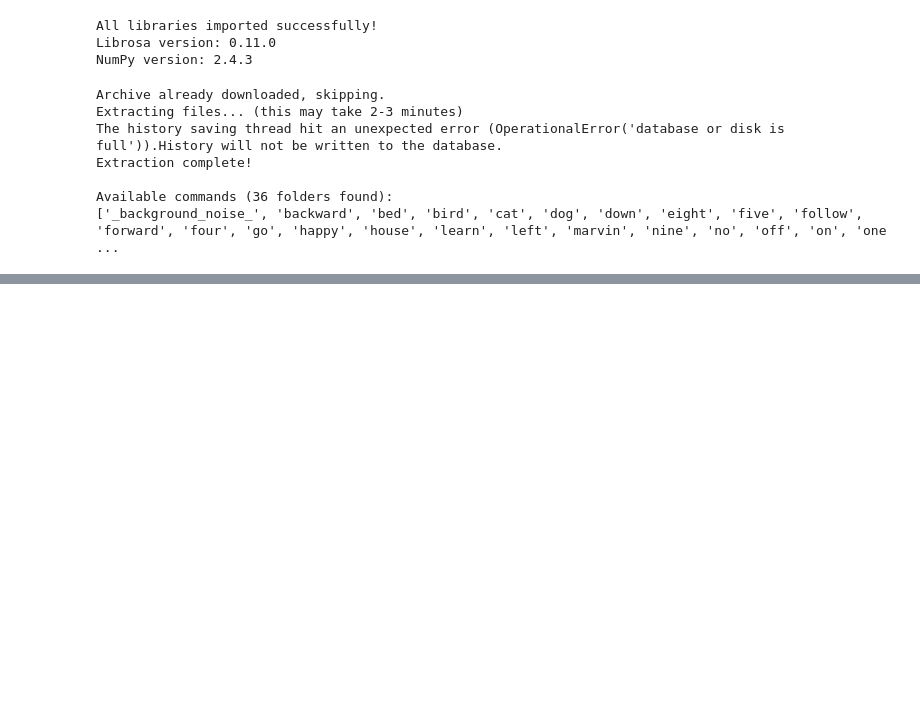
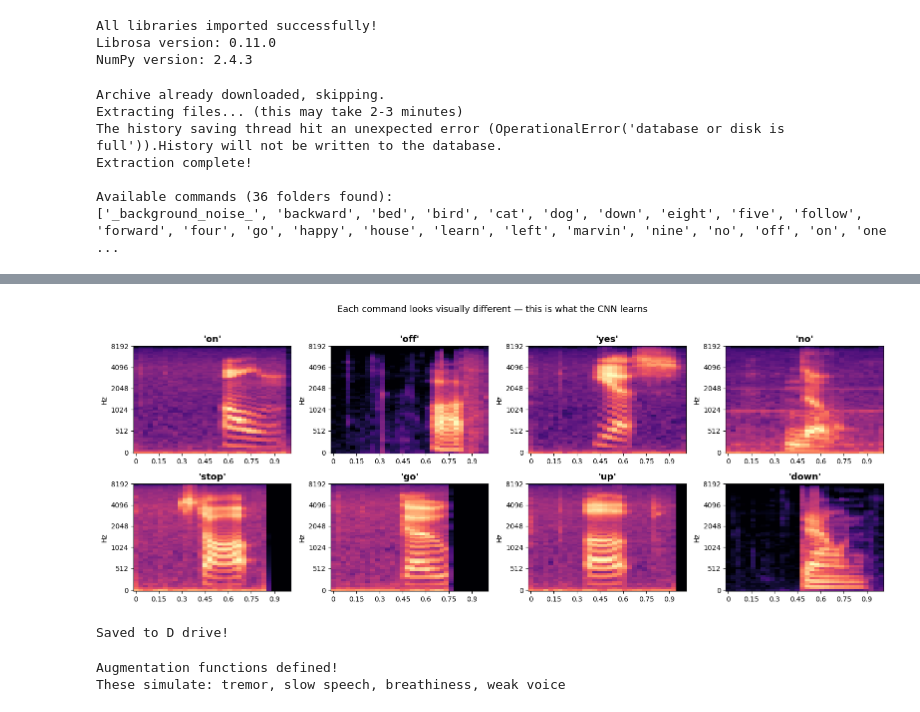
Before and after one commit to yugcodes-bit/VocalCare, a Jupyter notebook: vocalcare-ml/phase1_model.ipynb, the cells around one changed output, grey strips where cells are left out. Cells and saved outputs as stored; diff of their text form; code cells hidden in the pictures; blank space fills up the shorter version.

```diff
--- a/vocalcare-ml/phase1_model.ipynb
+++ b/vocalcare-ml/phase1_model.ipynb
@@ -134,0 +162,77 @@ MemoryError
+# %%
+# Cell 6 — Compare all 8 commands side by side
+
+fig, axes = plt.subplots(2, 4, figsize=(16, 6))
+axes = axes.flatten()
+
+for i, cmd in enumerate(['on', 'off', 'yes', 'no', 'stop', 'go', 'up', 'down']):
+    sample = list((DATASET_PATH / cmd).glob("*.wav"))[0]
+    audio, sr = librosa.load(sample, sr=16000)
+    audio = librosa.util.fix_length(audio, size=16000)
+
+    mel = librosa.feature.melspectrogram(
+        y=audio, sr=sr, n_mels=64, hop_length=512, n_fft=1024
+    )
+    mel_db = librosa.power_to_db(mel, ref=np.max)
+
+    librosa.display.specshow(mel_db, sr=sr, hop_length=512,
+                             ax=axes[i], x_axis='time', y_axis='mel')
+    axes[i].set_title(f"'{cmd}'", fontsize=13, fontweight='bold')
+    axes[i].set_xlabel("")
+
+plt.suptitle("Each command looks visually different — this is what the CNN learns",
+             fontsize=13, y=1.02)
+plt.tight_layout()
+plt.savefig("D:/IOT SEM 4/vocalcare-ml/spectrograms_comparison.png",
+            dpi=150, bbox_inches='tight')
+plt.show()
+print("Saved to D drive!")
+# %% [output]
+[figure, added]
+Saved to D drive!
+# %%
+# Cell 7 — Dysarthric voice augmentation functions
+# These simulate how paralyzed/dysarthric patients speak
+
+import numpy as np
+import librosa
+
+def add_tremor(audio, sr=16000):
+    """Simulates hand/voice tremor — adds slight pitch wobble"""
+    tremor_rate = np.random.uniform(3, 8)      # 3-8 Hz wobble
+    tremor_depth = np.random.uniform(0.003, 0.008)
+    t = np.linspace(0, len(audio)/sr, len(audio))
+    wobble = 1 + tremor_depth * np.sin(2 * np.pi * tremor_rate * t)
+    return audio * wobble
+
+def slow_down(audio, sr=16000):
+    """Simulates slower speech — dysarthric patients speak 30-70% slower"""
+    rate = np.random.uniform(0.5, 0.8)   # slow to 50-80% of normal speed
+    stretched = librosa.effects.time_stretch(audio, rate=rate)
+    # Trim or pad back to 1 second
+    return librosa.util.fix_length(stretched, size=sr)
+
+def add_breathiness(audio):
+    """Adds background breath noise — common in dysarthric speech"""
+    noise_level = np.random.uniform(0.003, 0.010)
+    noise = np.random.normal(0, noise_level, len(audio))
+    return audio + noise
+
+def reduce_volume(audio):
+    """Dysarthric patients often have weaker voice — lower amplitude"""
+    factor = np.random.uniform(0.3, 0.7)
+    return audio * factor
+
+def augment_dysarthric(audio, sr=16000):
+    """Apply all augmentations together to simulate dysarthric speech"""
+    audio = add_tremor(audio, sr)
+    audio = slow_down(audio, sr)
+    audio = add_breathiness(audio)
+    audio = reduce_volume(audio)
+    return audio
+
+print("Augmentation functions defined!")
+print("These simulate: tremor, slow speech, breathiness, weak voice")
+# %% [output]
+Augmentation functions defined!
+These simulate: tremor, slow speech, breathiness, weak voice
```
Also changed, not shown: parts of 4 cells of this notebook, 5 other files.
